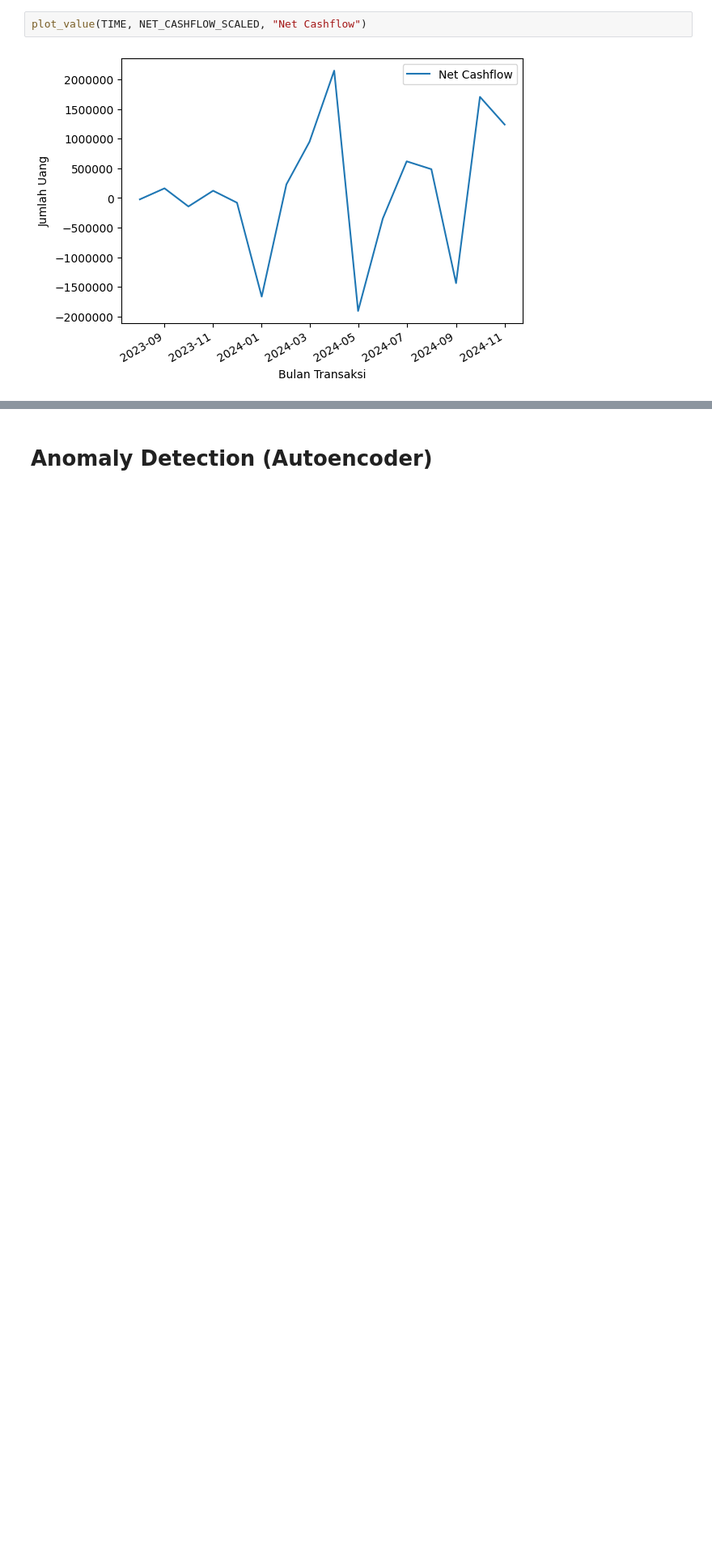
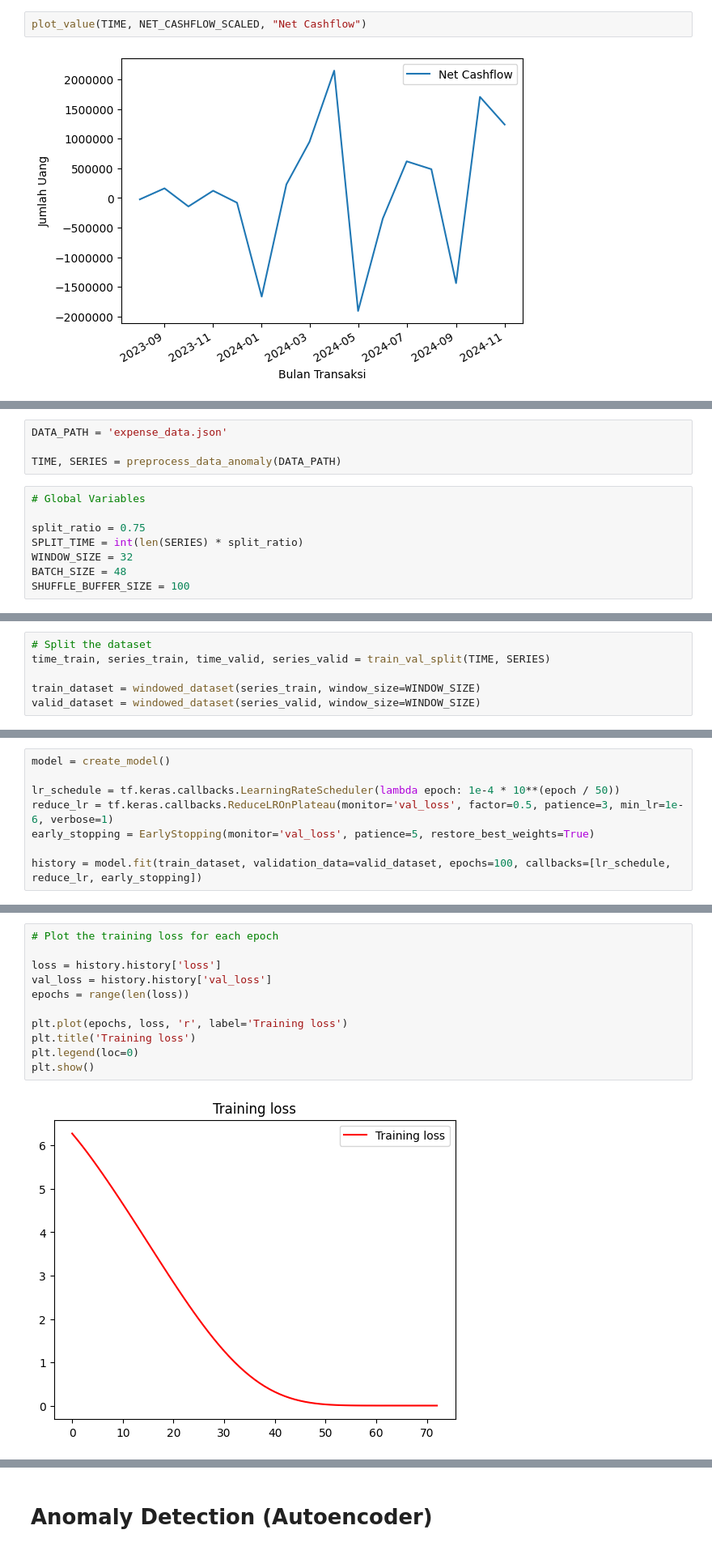
Before and after one commit to itsmaul/bangkit-capstone, a Jupyter notebook: All_Integrated.ipynb, the cells around one changed output, grey strips where cells are left out. Shown at 81% size. Cells and saved outputs as stored; diff of their text form; blank space fills up the shorter version.

```diff
--- a/All_Integrated.ipynb
+++ b/All_Integrated.ipynb
@@ -109,0 +184,12 @@ plot_value(TIME, NET_CASHFLOW_SCALED, "Net Cashflow")
+# %%
+DATA_PATH = 'expense_data.json'
+
+TIME, SERIES = preprocess_data_anomaly(DATA_PATH)
+# %%
+# Global Variables
+
+split_ratio = 0.75
+SPLIT_TIME = int(len(SERIES) * split_ratio)
+WINDOW_SIZE = 32
+BATCH_SIZE = 48
+SHUFFLE_BUFFER_SIZE = 100
@@ -109,0 +224,6 @@ plot_value(TIME, NET_CASHFLOW_SCALED, "Net Cashflow")
+# %%
+# Split the dataset
+time_train, series_train, time_valid, series_valid = train_val_split(TIME, SERIES)
+
+train_dataset = windowed_dataset(series_train, window_size=WINDOW_SIZE)
+valid_dataset = windowed_dataset(series_valid, window_size=WINDOW_SIZE)
@@ -109,0 +266,8 @@ plot_value(TIME, NET_CASHFLOW_SCALED, "Net Cashflow")
+# %%
+model = create_model()
+
+lr_schedule = tf.keras.callbacks.LearningRateScheduler(lambda epoch: 1e-4 * 10**(epoch / 50))
+reduce_lr = tf.keras.callbacks.ReduceLROnPlateau(monitor='val_loss', factor=0.5, patience=3, min_lr=1e-6, verbose=1)
+early_stopping = EarlyStopping(monitor='val_loss', patience=5, restore_best_weights=True)
+
+history = model.fit(train_dataset, validation_data=valid_dataset, epochs=100, callbacks=[lr_schedule, reduce_lr, early_stopping])
@@ -109,0 +292,13 @@ plot_value(TIME, NET_CASHFLOW_SCALED, "Net Cashflow")
+# %%
+# Plot the training loss for each epoch
+
+loss = history.history['loss']
+val_loss = history.history['val_loss']
+epochs = range(len(loss))
+
+plt.plot(epochs, loss, 'r', label='Training loss')
+plt.title('Training loss')
+plt.legend(loc=0)
+plt.show()
+# %% [output]
+[figure, added]
```
Also changed, not shown: parts of 31 cells of this notebook.
